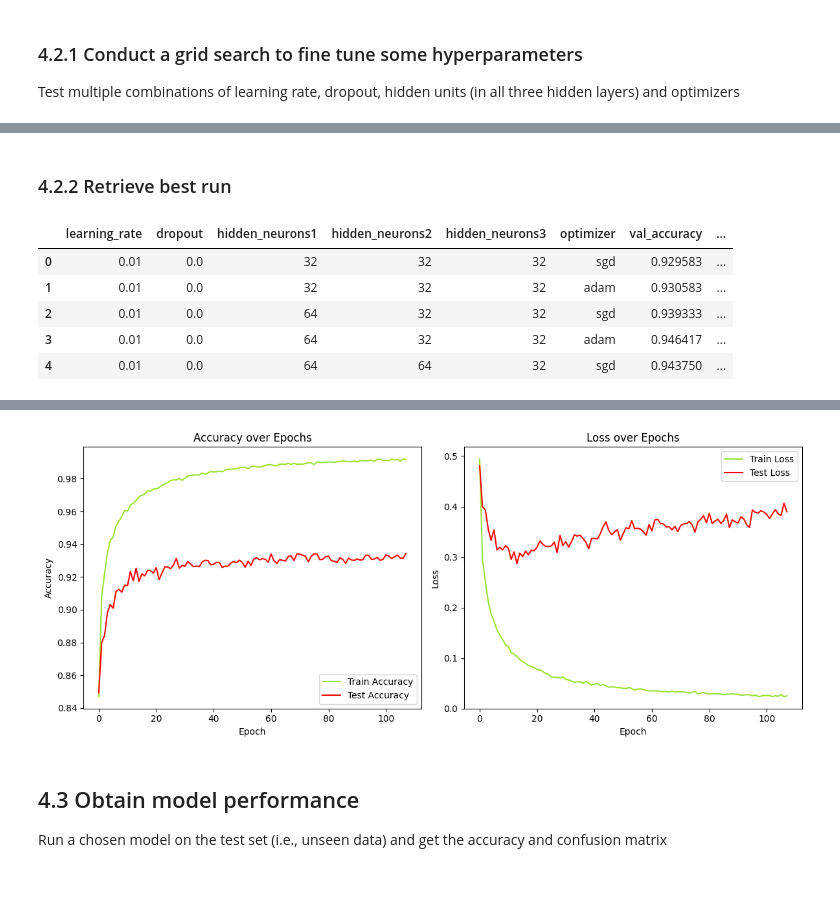
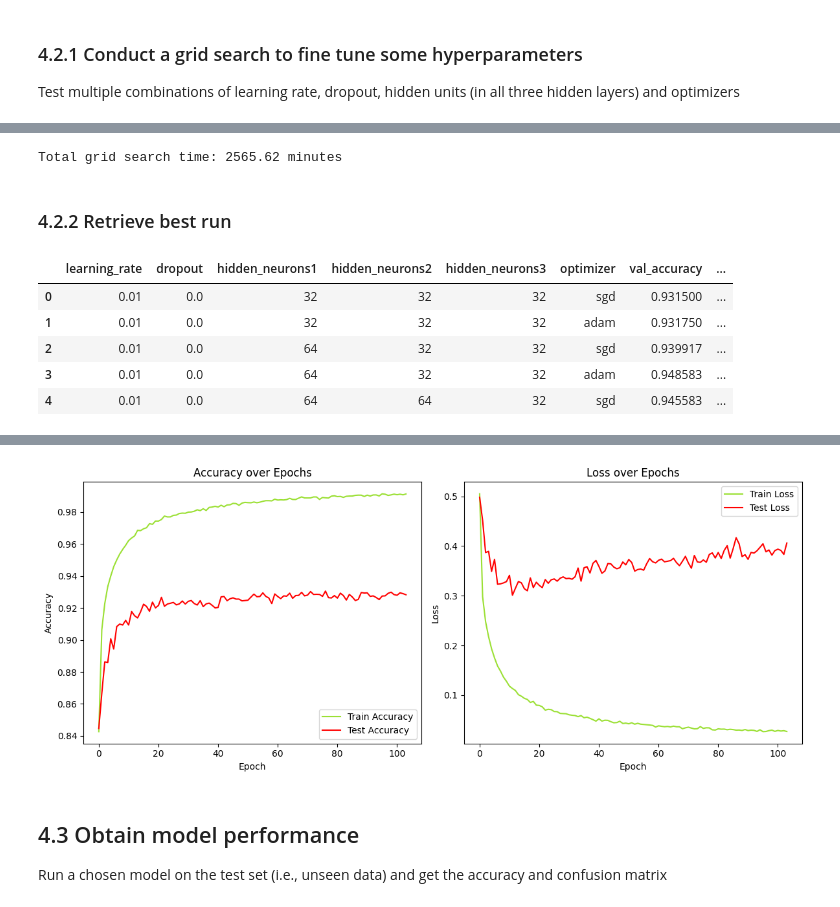
Before and after one commit to JAntunes-12/KMNIST-Classification, a Jupyter notebook: mlp_finalProject.ipynb, the cells around one changed output, grey strips where cells are left out. Drawn from its saved outputs; the diff is of its cells as text; code cells hidden in the pictures.

```diff
--- a/mlp_finalProject.ipynb
+++ b/mlp_finalProject.ipynb
@@ -648,7 +657,7 @@ Restoring model weights from the end of the best epoch: 41.
 ### 4.1.2. Retrieve best run
 # %%
 # Read the grid search results and convert to a data frame
-results_MLP_1H = pd.read_json('mlp1H_grid_search_results.json')
+results_MLP_1H = pd.read_json('mlp1H_grid_search_results_run2.json')
 
 # Correct the model path (altered after grid search run)
 results_MLP_1H['model_path'] = results_MLP_1H['model_path'].str.replace('saved_models', 'mlp1H_saved_models', regex= False)
@@ -691,19 +700,25 @@ best_lr, best_dropout, best_hu, best_optimizer = results_MLP_1H.iloc[best_idx, :
 best_MLP_1H = build_tf_model_1H(hidden_units= best_hu, dropout= best_dropout, optimizer_name= best_optimizer, lr = best_lr)
 
 early_stop = EarlyStopping(
-    monitor='val_accuracy',    # or 'val_accuracy' or any other metric you're tracking
+    monitor='loss',
+    min_delta = 0.001,
     patience=10,            # number of epochs with no improvement after which training will be stopped
     restore_best_weights=True,
-    mode = 'max',
+    mode = 'min',
     verbose = 1  # restores model weights from the epoch with the best value of the monitored quantity
 )
 
 start_time = time.time()
 
-history = best_MLP_1H.fit(np.vstack((train_images_norm, validation_images_norm)), np.vstack((train_labels, validation_labels)),
-                          epochs = 300)
+history_MLP_1H = best_MLP_1H.fit(np.vstack((train_images_norm, validation_images_norm)), np.vstack((train_labels, validation_labels)),
+                          epochs = 300,
+                          callbacks = [early_stop],
+                          validation_data = (test_images_norm, pd.get_dummies(test_labels, dtype= int).to_numpy()))
 
 end_time = time.time()
 
-plot_training_results(history)
+finalTrain_MLP_1H_time = end_time - start_time
+print(f"Total final train time for MLP 1H: {(finalTrain_MLP_1H_time)/60:.2f} minutes")
+
+plot_finalTraining_results(history_MLP_1H)
 # %% [output]
@@ -793,7 +825,7 @@ for lr, dr, (hu1, hu2, hu3), opt_name in tqdm(grid, desc="Grid Search Progress")
     early_stop = EarlyStopping(
         monitor='loss',
         min_delta = 0.01,
-        patience=10,            # number of epochs with no improvement after which training will be stopped
+        patience=5,            # number of epochs with no improvement after which training will be stopped
         restore_best_weights=True,
         mode = 'min',
         verbose = 1  # restores model weights from the epoch with the best value of the monitored quantity
@@ -828,6 +860,7 @@ for lr, dr, (hu1, hu2, hu3), opt_name in tqdm(grid, desc="Grid Search Progress")
         print(f"Failed to evaluate model {config_name}: {e}")
 
 end_time = time.time()
+gridSearch_MLP_3H_time = end_time - start_time
 print(f"Total grid search time: {(time.time() - start_time)/60:.2f} minutes")
 
 # Save the results of the grid search
@@ -848,17 +913,23 @@ KeyboardInterrupt:
+# %%
+end_time = time.time()
+gridSearch_MLP_1H_time = end_time - start_time
+print(f"Total grid search time: {(time.time() - start_time)/60:.2f} minutes")
+# %% [output]
+Total grid search time: 2565.62 minutes
 # %% [markdown]
 ### 4.2.2 Retrieve best run
 # %%
 # Read the grid search results and convert to a data frame
-results_MLP_3H = pd.read_json('mlp3H_grid_search_results.json')
+results_MLP_3H = pd.read_json('mlp3H_grid_search_results_run2.json')
 
 results_MLP_3H.head()
 # %% [output]
 |  | learning_rate | dropout | hidden_neurons1 | hidden_neurons2 | hidden_neurons3 | optimizer | val_accuracy | ... |
-| 0 | 0.01 | 0.0 | 32 | 32 | 32 | sgd | 0.929583 | ... |
-| 1 | 0.01 | 0.0 | 32 | 32 | 32 | adam | 0.930583 | ... |
-| 2 | 0.01 | 0.0 | 64 | 32 | 32 | sgd | 0.939333 | ... |
-| 3 | 0.01 | 0.0 | 64 | 32 | 32 | adam | 0.946417 | ... |
-| 4 | 0.01 | 0.0 | 64 | 64 | 32 | sgd | 0.943750 | ... |
+| 0 | 0.01 | 0.0 | 32 | 32 | 32 | sgd | 0.931500 | ... |
+| 1 | 0.01 | 0.0 | 32 | 32 | 32 | adam | 0.931750 | ... |
+| 2 | 0.01 | 0.0 | 64 | 32 | 32 | sgd | 0.939917 | ... |
+| 3 | 0.01 | 0.0 | 64 | 32 | 32 | adam | 0.948583 | ... |
+| 4 | 0.01 | 0.0 | 64 | 64 | 32 | sgd | 0.945583 | ... |
 # %%
 # Get the best accuracy
 best_acc = results_MLP_3H['val_accuracy'].max()
@@ -900,12 +971,15 @@ early_stop = EarlyStopping(
 
 start_time = time.time()
 
-history = best_MLP_3H.fit(np.vstack((train_images_norm, validation_images_norm)), np.vstack((train_labels, validation_labels)),
+history_MLP_3H = best_MLP_3H.fit(np.vstack((train_images_norm, validation_images_norm)), np.vstack((train_labels, validation_labels)),
                           epochs = 300,
                           callbacks = [early_stop],
                           validation_data = (test_images_norm, pd.get_dummies(test_labels, dtype= int).to_numpy()))
 
 end_time = time.time()
 
-plot_finalTraining_results(history)
+finalTrain_MLP_3H_time = end_time - start_time
+print(f"Total final train time for MLP 3H: {(finalTrain_MLP_3H_time)/60:.2f} minutes")
+
+plot_finalTraining_results(history_MLP_3H)
 # %% [output]
@@ -929 +1003 @@ Restoring model weights from the end of the best epoch: 98.
-[figure, old version]
+[figure, new version]
```
Also changed, not shown: parts of 11 cells of this notebook, 7 other files.
